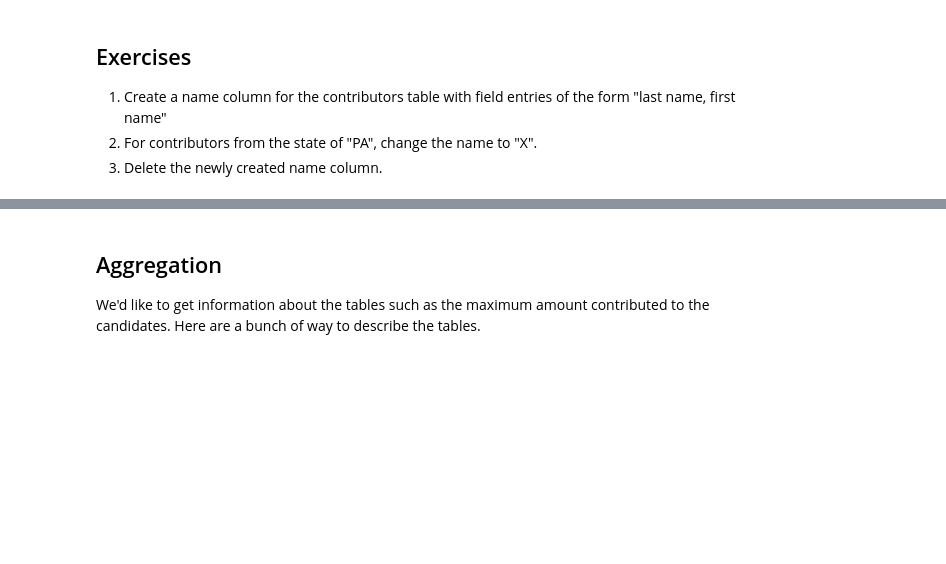
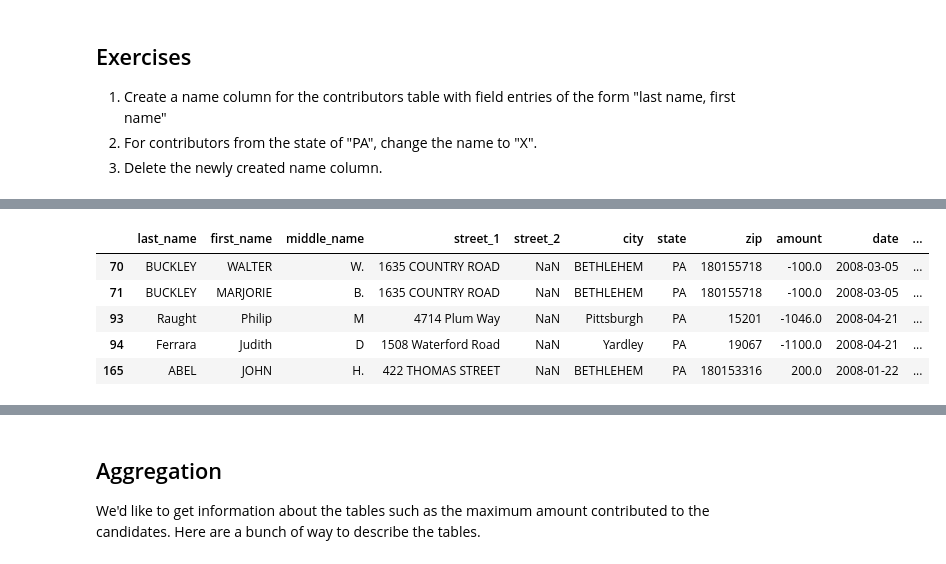
Before and after one commit to HeyItsRiddhi/cs207_riddhi_shah, a Jupyter notebook: lectures/L19/Exercise L19-Final.ipynb, the cells around one changed output, grey strips where cells are left out. Saved outputs shown, nothing was run; the diff lists cells and outputs as text; code cells hidden in the pictures; blank space fills up the shorter version.

```diff
--- a/lectures/L19/Exercise L19-Final.ipynb
+++ b/lectures/L19/Exercise L19-Final.ipynb
@@ -738,0 +844,11 @@ dfcand
+# %%
+#Question 2
+dfcontr.loc[dfcontr.state == "PA", "name"] = "X"
+dfcontr.query("state == 'PA'")
+# %% [output]
+|  | last_name | first_name | middle_name | street_1 | street_2 | city | state | zip | amount | date | ... |
+| 70 | BUCKLEY | WALTER | W. | 1635 COUNTRY ROAD | NaN | BETHLEHEM | PA | 180155718 | -100.0 | 2008-03-05 | ... |
+| 71 | BUCKLEY | MARJORIE | B. | 1635 COUNTRY ROAD | NaN | BETHLEHEM | PA | 180155718 | -100.0 | 2008-03-05 | ... |
+| 93 | Raught | Philip | M | 4714 Plum Way | NaN | Pittsburgh | PA | 15201 | -1046.0 | 2008-04-21 | ... |
+| 94 | Ferrara | Judith | D | 1508 Waterford Road | NaN | Yardley | PA | 19067 | -1100.0 | 2008-04-21 | ... |
+| 165 | ABEL | JOHN | H. | 422 THOMAS STREET | NaN | BETHLEHEM | PA | 180153316 | 200.0 | 2008-01-22 | ... |
```
Also changed, not shown: parts of 8 cells of this notebook.
